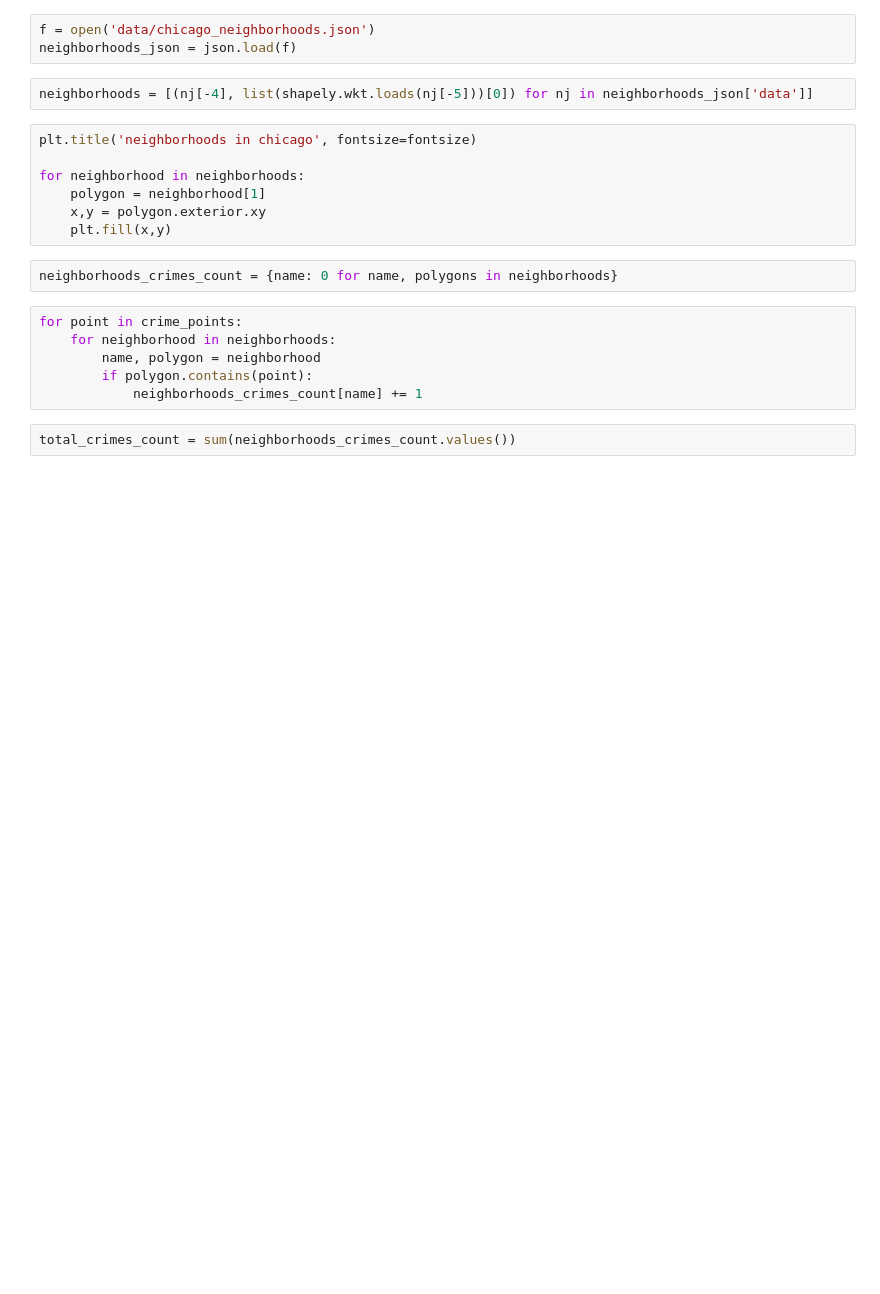
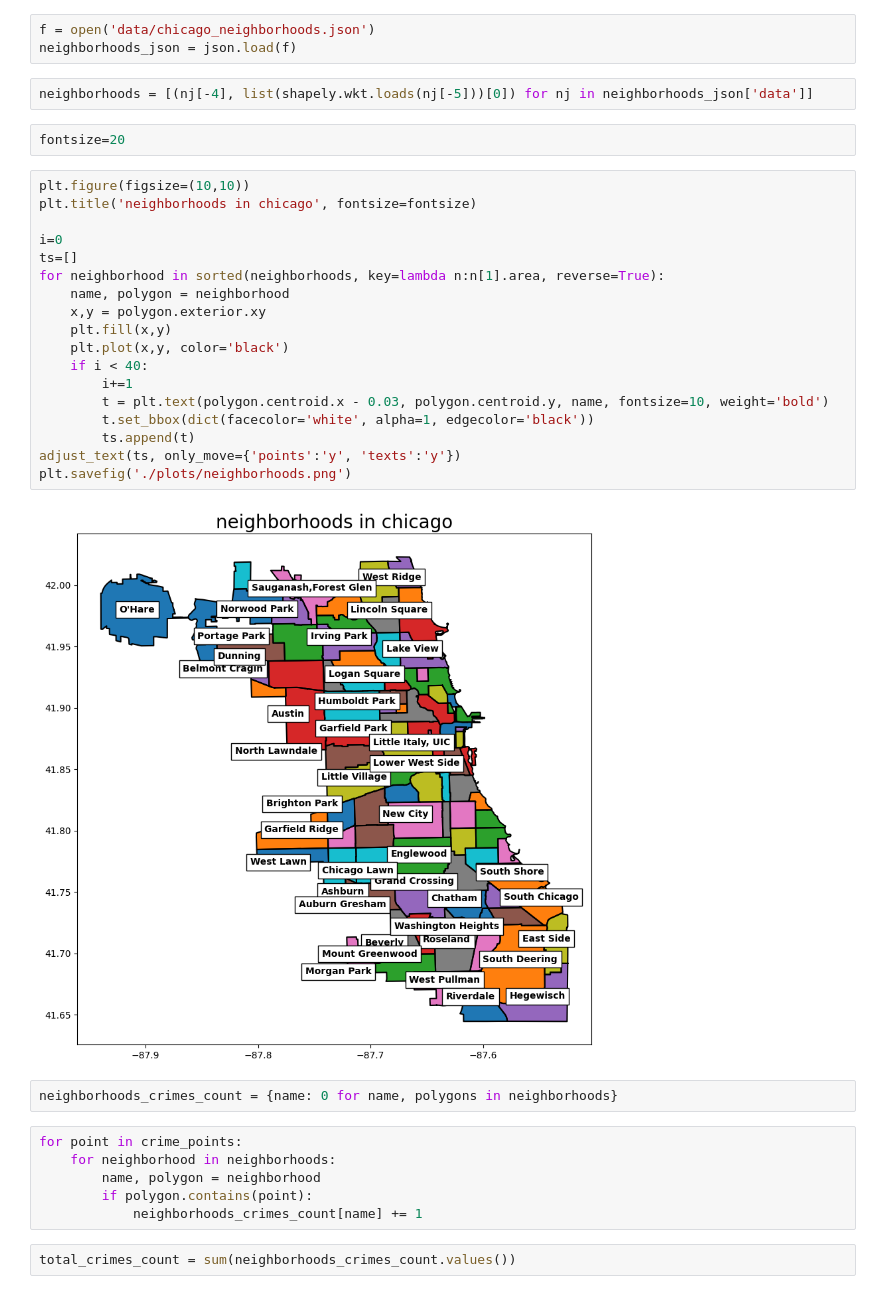
Before and after one commit to Elilgo324/chicago-crimes-exploration, a Jupyter notebook: main.ipynb, the cells around one changed output. Saved outputs shown, nothing was run; the diff lists cells and outputs as text; blank space fills up the shorter version.

Commit message:
plots

```diff
--- a/main.ipynb
+++ b/main.ipynb
@@ -132,13 +138,28 @@ f = open('data/chicago_neighborhoods.json')
 neighborhoods_json = json.load(f)
 # %%
 neighborhoods = [(nj[-4], list(shapely.wkt.loads(nj[-5]))[0]) for nj in neighborhoods_json['data']]
-# %%
-plt.title('neighborhoods in chicago', fontsize=fontsize)
-
-for neighborhood in neighborhoods:
-    polygon = neighborhood[1]
-    x,y = polygon.exterior.xy
-    plt.fill(x,y)
+# %%
+fontsize=20
+# %%
+plt.figure(figsize=(10,10))
+plt.title('neighborhoods in chicago', fontsize=fontsize)
+
+i=0
+ts=[]
+for neighborhood in sorted(neighborhoods, key=lambda n:n[1].area, reverse=True):
+    name, polygon = neighborhood
+    x,y = polygon.exterior.xy
+    plt.fill(x,y)
+    plt.plot(x,y, color='black')
+    if i < 40:
+        i+=1
+        t = plt.text(polygon.centroid.x - 0.03, polygon.centroid.y, name, fontsize=10, weight='bold')
+        t.set_bbox(dict(facecolor='white', alpha=1, edgecolor='black'))
+        ts.append(t)
+adjust_text(ts, only_move={'points':'y', 'texts':'y'})
+plt.savefig('./plots/neighborhoods.png')
+# %% [output]
+[figure, added]
 # %%
 neighborhoods_crimes_count = {name: 0 for name, polygons in neighborhoods}
 # %%
```
Also changed, not shown: parts of 11 cells of this notebook, 3 other files.
